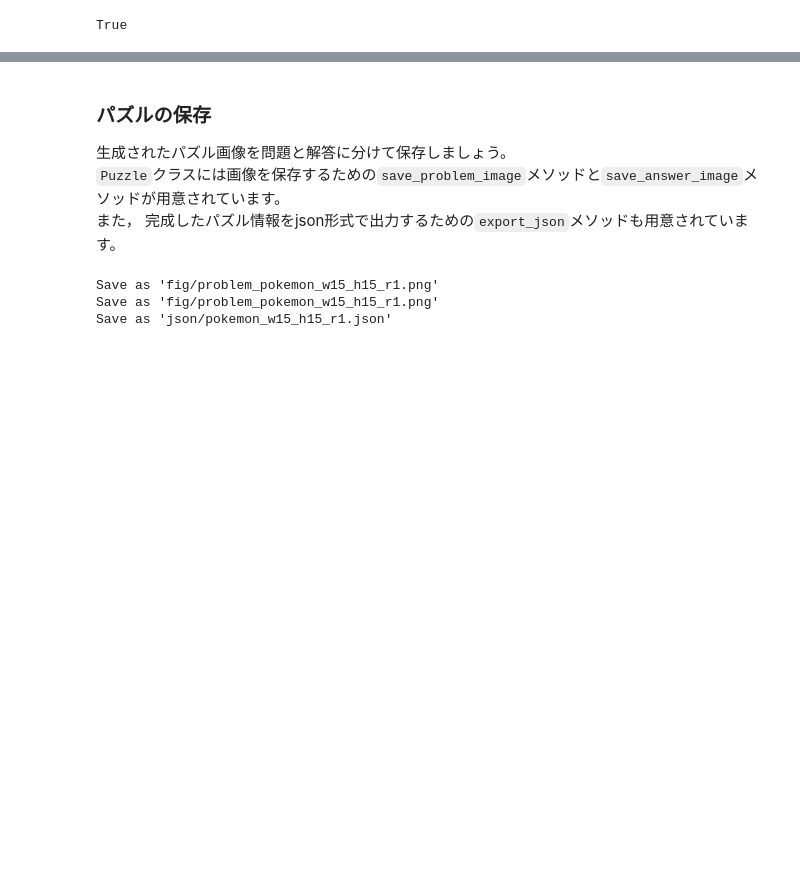
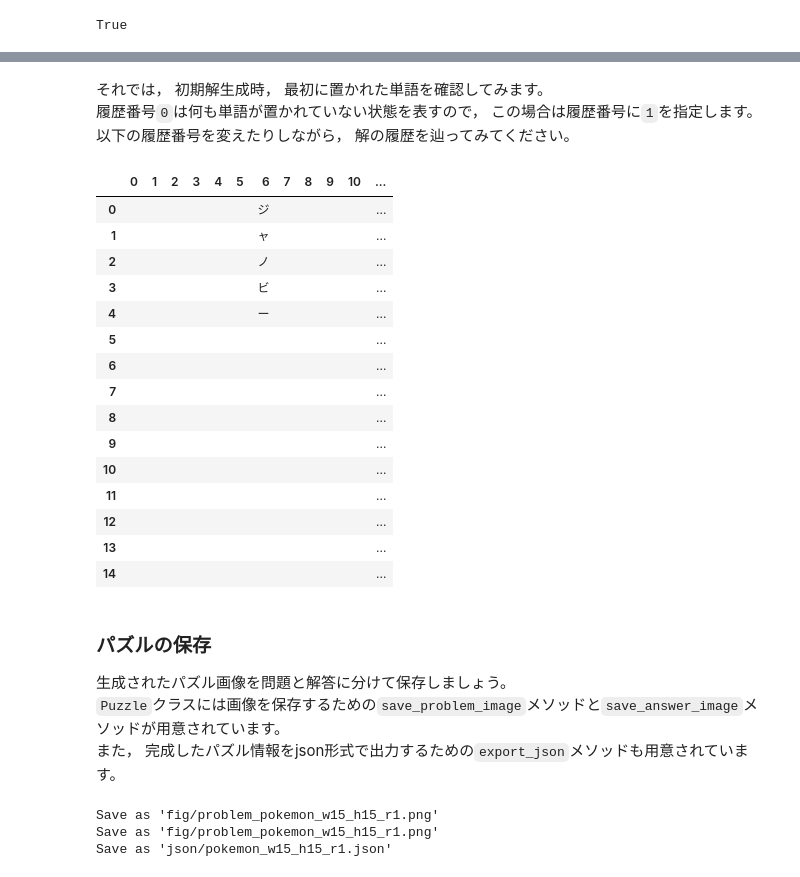
Before and after one commit to MakePuzz/pyzzle, a Jupyter notebook: example/example_basic.ipynb, the cells around one changed output, grey strips where cells are left out. Cells and saved outputs as stored; diff of their text form; code cells hidden in the pictures; blank space fills up the shorter version.

```diff
--- a/example/example_basic.ipynb
+++ b/example/example_basic.ipynb
@@ -402,3 +435,26 @@ array([<matplotlib.axes._subplots.AxesSubplot object at 0x...>,
+# %% [markdown]
+それでは， 初期解生成時， 最初に置かれた単語を確認してみます。
+履歴番号`0`は何も単語が置かれていない状態を表すので， この場合は履歴番号に`1`を指定します。
+以下の履歴番号を変えたりしながら， 解の履歴を辿ってみてください。
+# %%
+puzzle.jump(1).show()
+# %% [output]
+|  | 0 | 1 | 2 | 3 | 4 | 5 | 6 | 7 | 8 | 9 | 10 | ... |
+| 0 |  |  |  |  |  |  | ジ |  |  |  |  | ... |
+| 1 |  |  |  |  |  |  | ャ |  |  |  |  | ... |
+| 2 |  |  |  |  |  |  | ノ |  |  |  |  | ... |
+| 3 |  |  |  |  |  |  | ビ |  |  |  |  | ... |
+| 4 |  |  |  |  |  |  | ー |  |  |  |  | ... |
+| 5 |  |  |  |  |  |  |  |  |  |  |  | ... |
+| 6 |  |  |  |  |  |  |  |  |  |  |  | ... |
+| 7 |  |  |  |  |  |  |  |  |  |  |  | ... |
+| 8 |  |  |  |  |  |  |  |  |  |  |  | ... |
+| 9 |  |  |  |  |  |  |  |  |  |  |  | ... |
+| 10 |  |  |  |  |  |  |  |  |  |  |  | ... |
+| 11 |  |  |  |  |  |  |  |  |  |  |  | ... |
+| 12 |  |  |  |  |  |  |  |  |  |  |  | ... |
+| 13 |  |  |  |  |  |  |  |  |  |  |  | ... |
+| 14 |  |  |  |  |  |  |  |  |  |  |  | ... |
 # %% [markdown]
 ### パズルの保存
 生成されたパズル画像を問題と解答に分けて保存しましょう。
```
Also changed, not shown: parts of 18 cells of this notebook, 4 other files.
